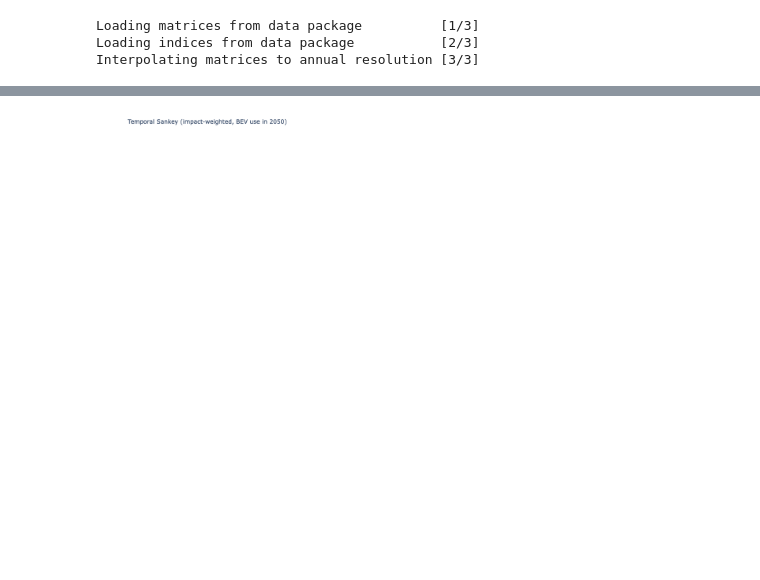
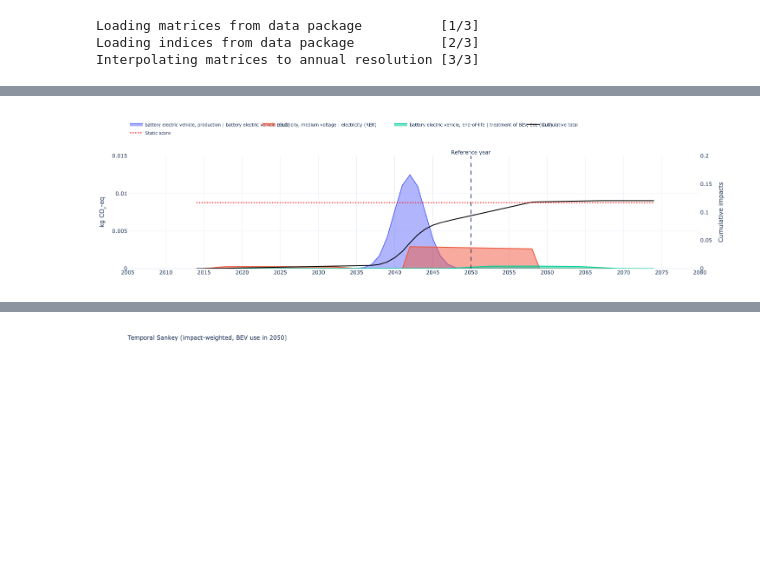
Before and after one commit to Laboratory-for-Energy-Systems-Analysis/trails, a Jupyter notebook: dev/example/dev.ipynb, the cells around one changed output, grey strips where cells are left out. Saved outputs shown, nothing was run; the diff lists cells and outputs as text; code cells hidden in the pictures; blank space fills up the shorter version.

```diff
--- a/dev/example/dev.ipynb
+++ b/dev/example/dev.ipynb
@@ -72,13 +115,13 @@ fig.show()
 # %%
-ref_year = 2040
+ref_year = 2050
 results_by_year_BEV, provenance = lca(
     trails,
     start_year=ref_year,
     start_act_idx=2,
     methods=methods,
-    max_depth=8,
+    max_depth=4,
     return_provenance=True,
-    show_progress=False,
+    show_progress=True,
     min_amount=1e-18
 )
 # %%
@@ -98,23 +139,25 @@ ValueError: Rooted FU does not sum to total FU in year 2040
 # %%
 fig = plot_temporal_scores(
     results_by_year=results_by_year_BEV,
     stacked=False,
     trails=trails,
     title="",
     method_label="kg CO₂-eq",
     cumulative=False,
     width=550,
     height=400,
     year_tick=5,
-    year_range=(2005, 2060),
+    year_range=(2005, 2080),
     reference_year=ref_year,
     show_cumulative_axis=True,
     cumulative_axis_label="Cumulative impacts",
     legend_y=1.15,
-    static_score=results_static_BEV[2040]["scores"],
+    static_score=results_static_BEV["results_by_solve_year"][ref_year]["scores"],
     static_score_dash= "dot",
     static_score_color= "red",
     y_max=0.015,
     y2_max=0.20
 )
 fig.show()
+# %% [output]
+[figure, added]
```
Also changed, not shown: parts of 10 cells of this notebook, 14 other files.
